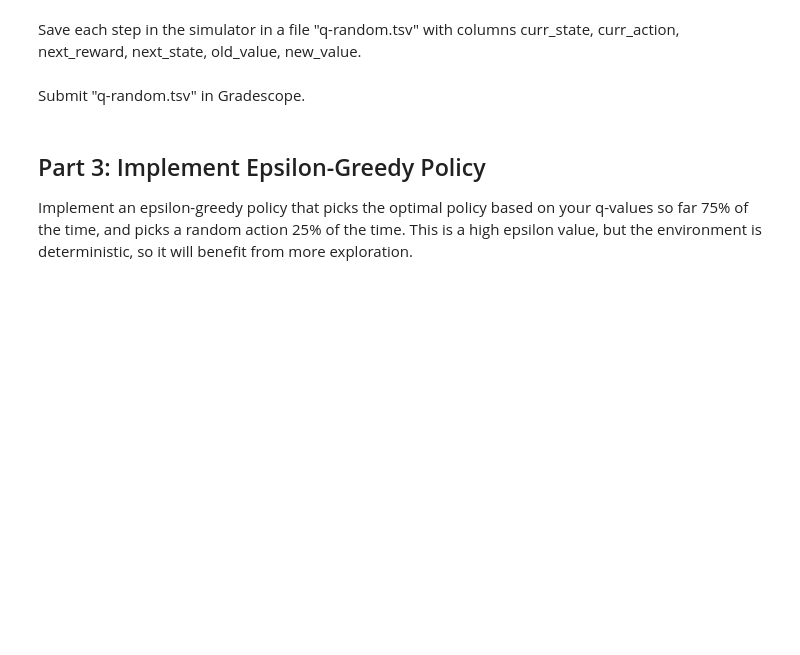
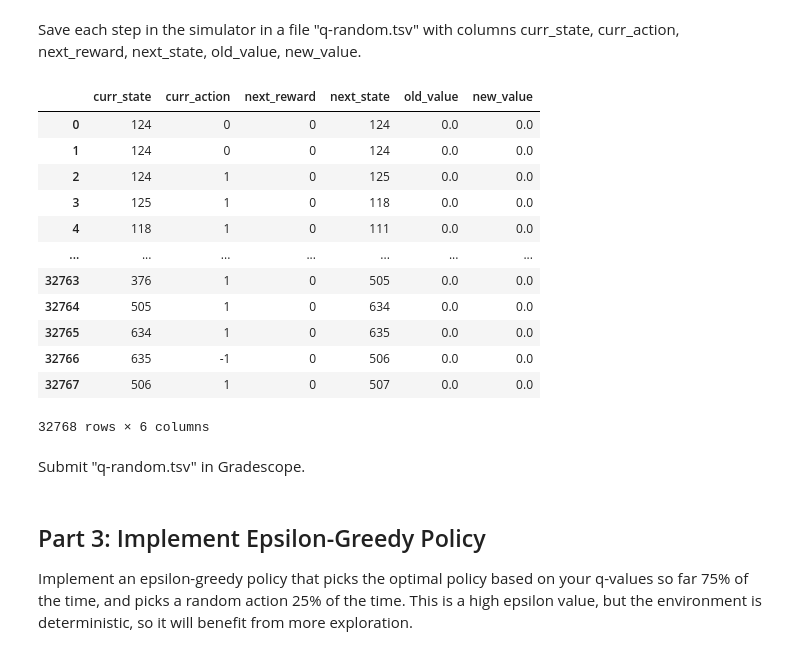
Before and after one commit to calebhadley1/AI_in_the_Field_Coursework, a Jupyter notebook: Week 8/project.ipynb, the cells around one changed output. Saved outputs shown, nothing was run; the diff lists cells and outputs as text; code cells hidden in the pictures; blank space fills up the shorter version.

```diff
--- a/Week 8/project.ipynb
+++ b/Week 8/project.ipynb
@@ -186,0 +180,3 @@ for episode in range(32):
+# %%
+alpha = 1
+gamma = 0.9
@@ -187,2 +206,38 @@ for episode in range(32):
+# %%
+q_random = []
+
+for episode in range(32):
+    for (curr_state, curr_action, next_reward, next_state) in simulator.rollout_policy(random_policy, max_steps=1024):
+        #print("CURR STATE", curr_state, "ACTION", curr_action, "NEXT REWARD", next_reward, "NEXT STATE", next_state)
+
+        # We need to find what the old q_value was for the current action
+        old_q_value = q_table[
+            (q_table['state'] == curr_state) &
+            (q_table['action'] == curr_action)
+        ]['q_value'].item()
+
+        # Get largest q_value in next state
+        next_state_rows = q_table['state'] == next_state
+        max_next_q_value = q_table.loc[next_state_rows, 'q_value'].max()
+
+        # Calculate new q_value
+        new_q_value = old_q_value + alpha * (
+            next_reward + gamma * max_next_q_value - old_q_value
+        )
+
+        # Update q_table
+        q_table.loc[(
+            (q_table['state'] == curr_state) &
+            (q_table['action'] == curr_action)
+        ), 'q_value'] = new_q_value
+
+        q_random.append({
+            'curr_state': curr_state,
+            'curr_action': curr_action,
+            'next_reward': next_reward,
+            'next_state': next_state,
+            'old_value': old_q_value,
+            'new_value': new_q_value
+        })
 # %% [markdown]
 Save each step in the simulator in a file "q-random.tsv" with columns curr_state, curr_action, next_reward, next_state, old_value, new_value.
@@ -192,0 +244,17 @@ Save each step in the simulator in a file "q-random.tsv" with columns curr_state
+# %%
+q_random_df = pd.DataFrame(q_random)
+q_random_df
+# %% [output]
+|  | curr_state | curr_action | next_reward | next_state | old_value | new_value |
+| 0 | 124 | 0 | 0 | 124 | 0.0 | 0.0 |
+| 1 | 124 | 0 | 0 | 124 | 0.0 | 0.0 |
+| 2 | 124 | 1 | 0 | 125 | 0.0 | 0.0 |
+| 3 | 125 | 1 | 0 | 118 | 0.0 | 0.0 |
+| 4 | 118 | 1 | 0 | 111 | 0.0 | 0.0 |
+| ... | ... | ... | ... | ... | ... | ... |
+| 32763 | 376 | 1 | 0 | 505 | 0.0 | 0.0 |
+| 32764 | 505 | 1 | 0 | 634 | 0.0 | 0.0 |
+| 32765 | 634 | 1 | 0 | 635 | 0.0 | 0.0 |
+| 32766 | 635 | -1 | 0 | 506 | 0.0 | 0.0 |
+| 32767 | 506 | 1 | 0 | 507 | 0.0 | 0.0 |
+32768 rows × 6 columns
```
Also changed, not shown: parts of 4 cells of this notebook, 1 other file.
